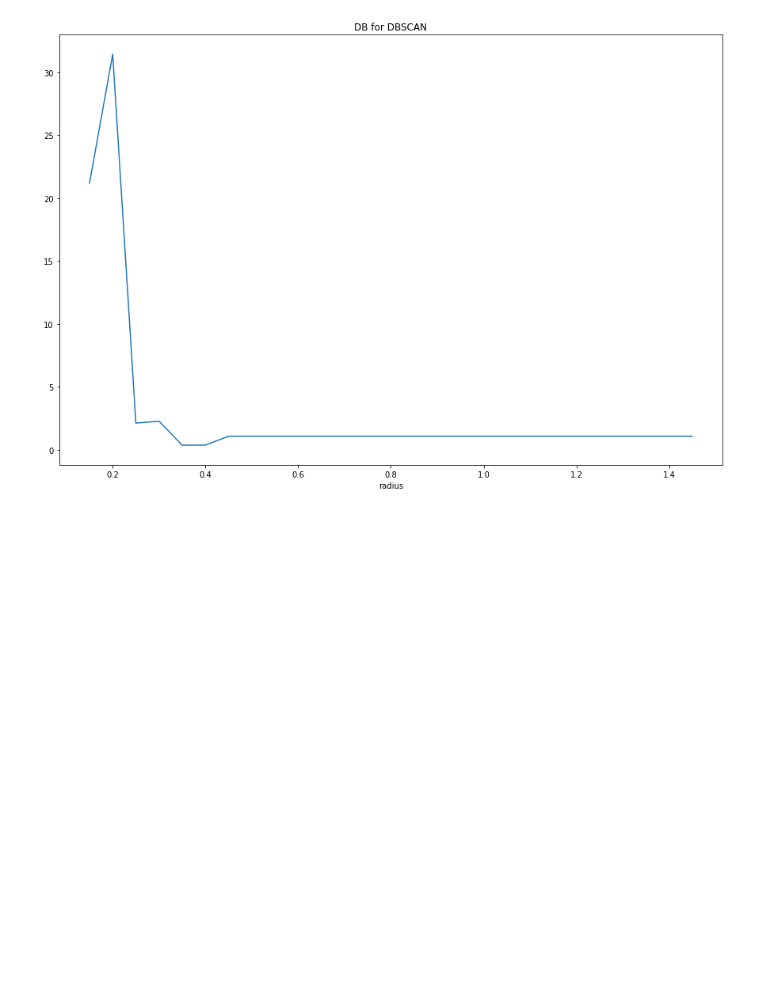
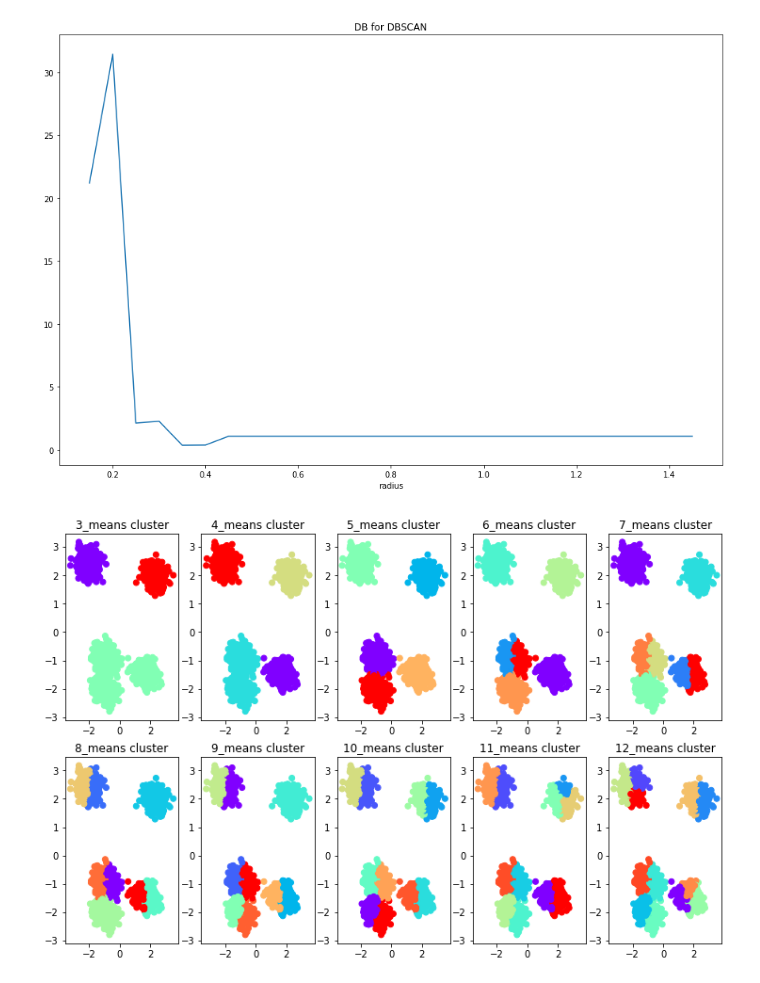
Before and after one commit to ayeletdabush/datascience, a Jupyter notebook: ClusteringEXC.ipynb, the cells around one changed output. Drawn from its saved outputs; the diff is of its cells as text; code cells hidden in the pictures; blank space fills up the shorter version.

Commit message:
Final clustering

```diff
--- a/ClusteringEXC.ipynb
+++ b/ClusteringEXC.ipynb
@@ -5,6 +5,7 @@ import numpy as np
 
 import matplotlib.pyplot as plt
 import seaborn as sns
+import matplotlib.pyplot as plt
 from scipy.spatial.distance import cdist
 
 import datetime
@@ -12,8 +13,6 @@ import sklearn
 from sklearn.cluster import KMeans
 from sklearn.decomposition import PCA
 from statsmodels.graphics.mosaicplot import mosaic
-
-plt.rcParams['figure.figsize'] = [15, 10]
 # %%
 df = pd.read_csv('clustering_data.csv')
 df
@@ -355,3 +351,24 @@ plt.xlabel('radius')
 # %% [output]
 Text(0.5, 0, 'radius')
 [figure]
+# %%
+def plot_clusters(cluster_idx, centroids, df, labels):
+    n_rows = np.ceil(len(cluster_idx) / 5)
+    fig = plt.figure(figsize=(2.5 * 5, 4 * n_rows))
+    count = 1
+    for idx in cluster_idx:
+        colors = plt.cm.rainbow(np.linspace(0, 1, len(idx.keys())))
+        ax = fig.add_subplot(n_rows, 5, count)
+        cs = [None] * df.shape[0]
+        for cluster in idx.keys():
+            for point in idx[cluster]:
+                cs[point] = colors[cluster]
+        ax.scatter(df.iloc[:, 1], df.iloc[:, 0], c=cs)
+        ax.set_title(labels[count - 1])
+        count += 1
+    fig.show
+# %%
+# Kmeans cluster
+plot_clusters(k_means_clusters_idx, k_means_centroids, principalComponents, k_means_clusters.columns)
+# %% [output]
+[figure, added]
```
Also changed, not shown: parts of 4 cells of this notebook.
